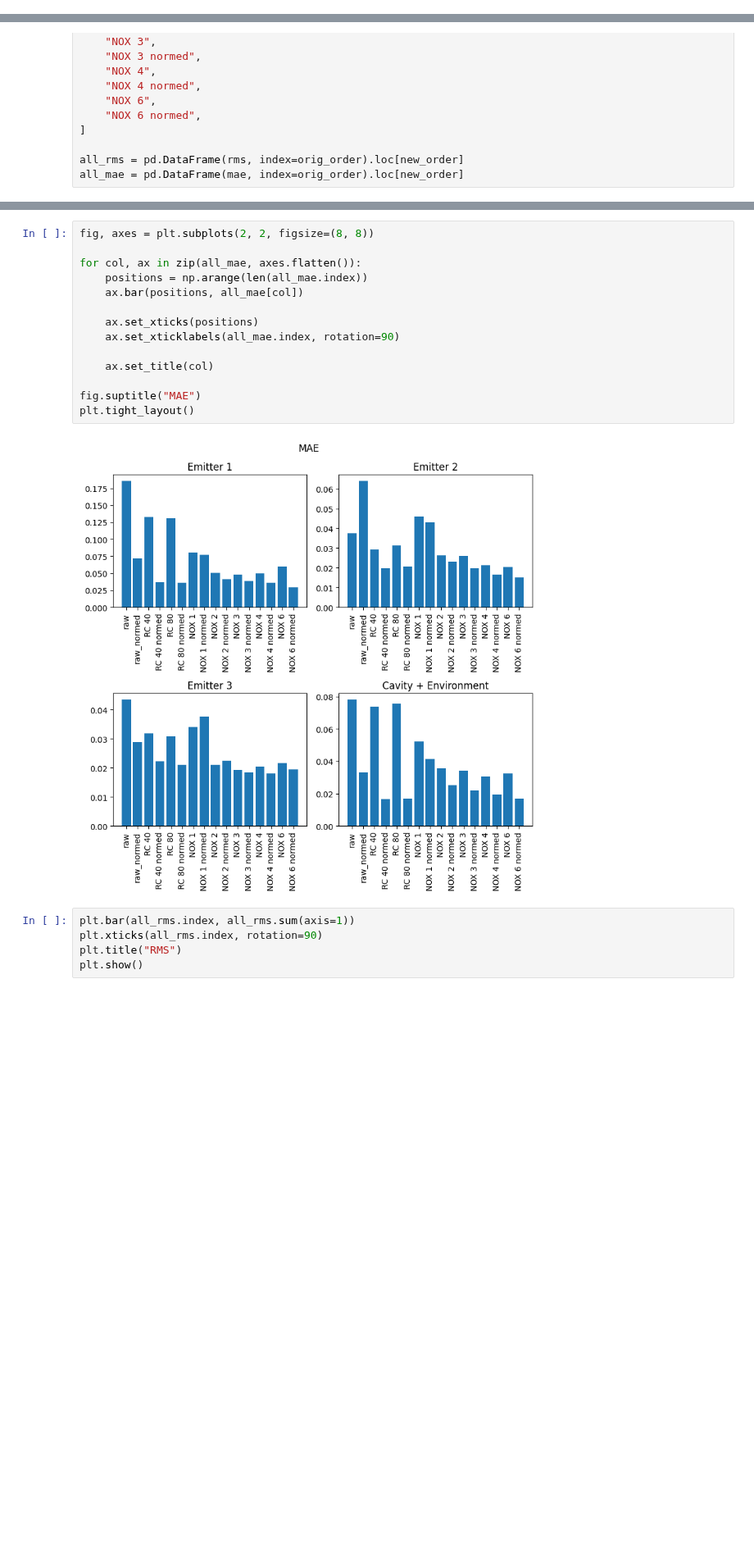
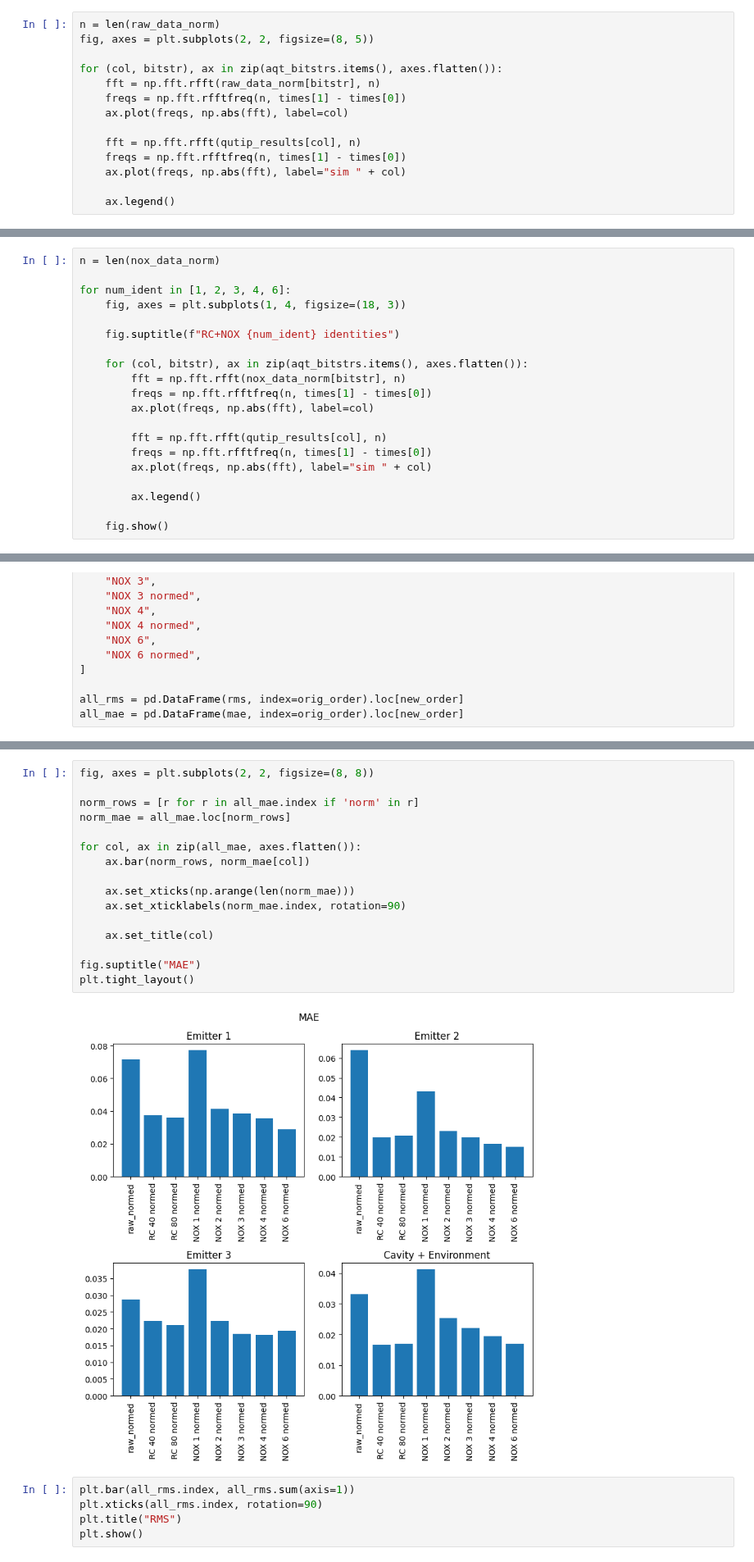
Before and after one commit to radulaski/CQED_quantum_simulation, a Jupyter notebook: data/AQT/aqt_vs_sim.ipynb, the cells around one changed output, grey strips where cells are left out. Shown at 82% size. Drawn from its saved outputs; the diff is of its cells as text; blank space fills up the shorter version.

```diff
--- a/data/AQT/aqt_vs_sim.ipynb
+++ b/data/AQT/aqt_vs_sim.ipynb
@@ -83,0 +109,14 @@ Cavity + Environment RMS 0.330786839693802
+# %%
+n = len(raw_data_norm)
+fig, axes = plt.subplots(2, 2, figsize=(8, 5))
+
+for (col, bitstr), ax in zip(aqt_bitstrs.items(), axes.flatten()):
+    fft = np.fft.rfft(raw_data_norm[bitstr], n)
+    freqs = np.fft.rfftfreq(n, times[1] - times[0])
+    ax.plot(freqs, np.abs(fft), label=col)
+
+    fft = np.fft.rfft(qutip_results[col], n)
+    freqs = np.fft.rfftfreq(n, times[1] - times[0])
+    ax.plot(freqs, np.abs(fft), label="sim " + col)
+
+    ax.legend()
@@ -224,0 +352,20 @@ Cavity + Environment RMS 0.15178607502507013
+# %%
+n = len(nox_data_norm)
+
+for num_ident in [1, 2, 3, 4, 6]:
+    fig, axes = plt.subplots(1, 4, figsize=(18, 3))
+
+    fig.suptitle(f"RC+NOX {num_ident} identities")
+
+    for (col, bitstr), ax in zip(aqt_bitstrs.items(), axes.flatten()):
+        fft = np.fft.rfft(nox_data_norm[bitstr], n)
+        freqs = np.fft.rfftfreq(n, times[1] - times[0])
+        ax.plot(freqs, np.abs(fft), label=col)
+
+        fft = np.fft.rfft(qutip_results[col], n)
+        freqs = np.fft.rfftfreq(n, times[1] - times[0])
+        ax.plot(freqs, np.abs(fft), label="sim " + col)
+
+        ax.legend()
+
+    fig.show()
@@ -284,19 +437,21 @@ plt.tight_layout()
 # %%
 fig, axes = plt.subplots(2, 2, figsize=(8, 8))
 
+norm_rows = [r for r in all_mae.index if 'norm' in r]
+norm_mae = all_mae.loc[norm_rows]
+
 for col, ax in zip(all_mae, axes.flatten()):
-    positions = np.arange(len(all_mae.index))
-    ax.bar(positions, all_mae[col])
+    ax.bar(norm_rows, norm_mae[col])
 
-    ax.set_xticks(positions)
-    ax.set_xticklabels(all_mae.index, rotation=90)
+    ax.set_xticks(np.arange(len(norm_mae)))
+    ax.set_xticklabels(norm_mae.index, rotation=90)
 
     ax.set_title(col)
 
 fig.suptitle("MAE")
 plt.tight_layout()
 # %% [output]
-[figure, old version]
+[figure, new version]
 # %%
 plt.bar(all_rms.index, all_rms.sum(axis=1))
 plt.xticks(all_rms.index, rotation=90)
```
Also changed, not shown: parts of 21 cells of this notebook.
